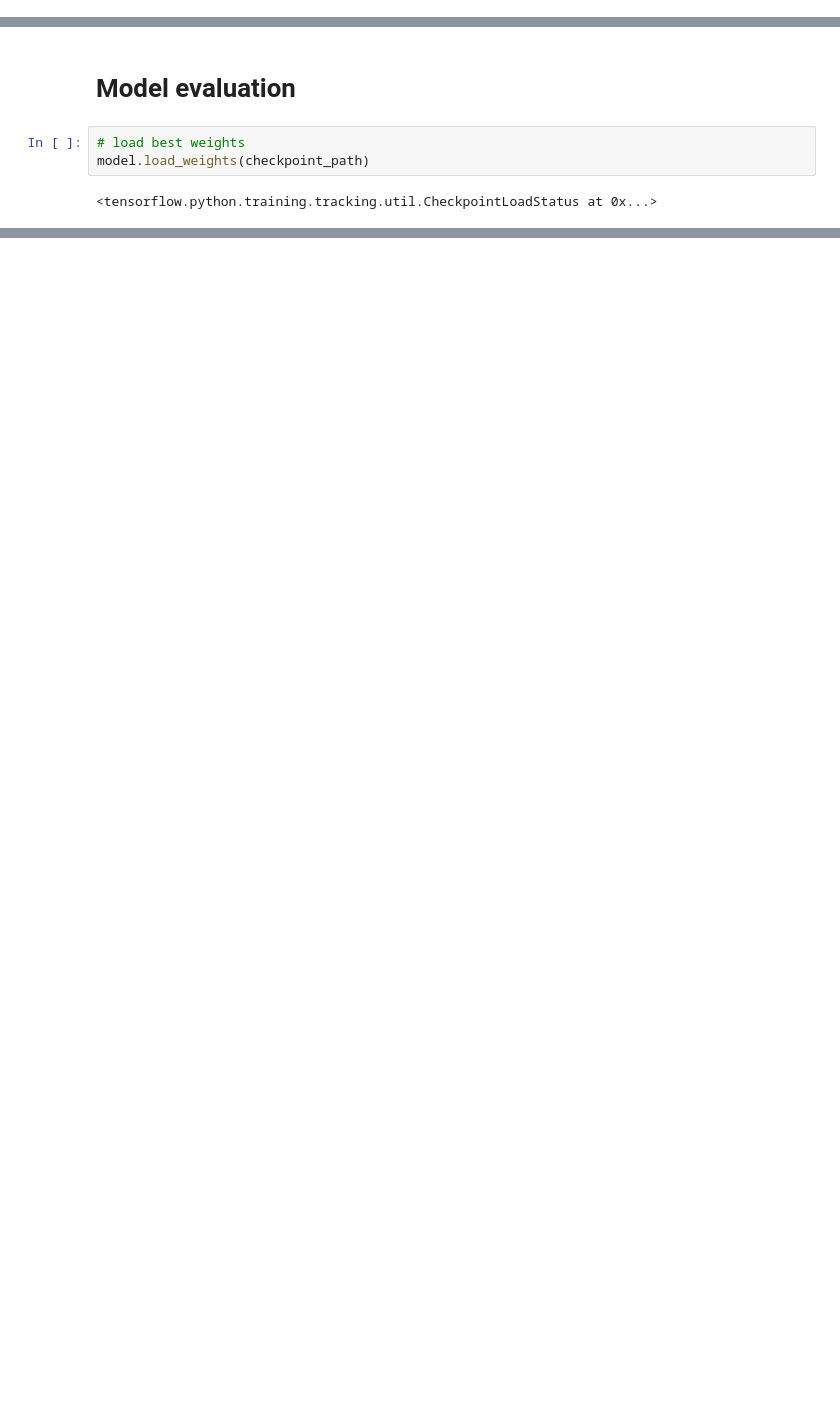
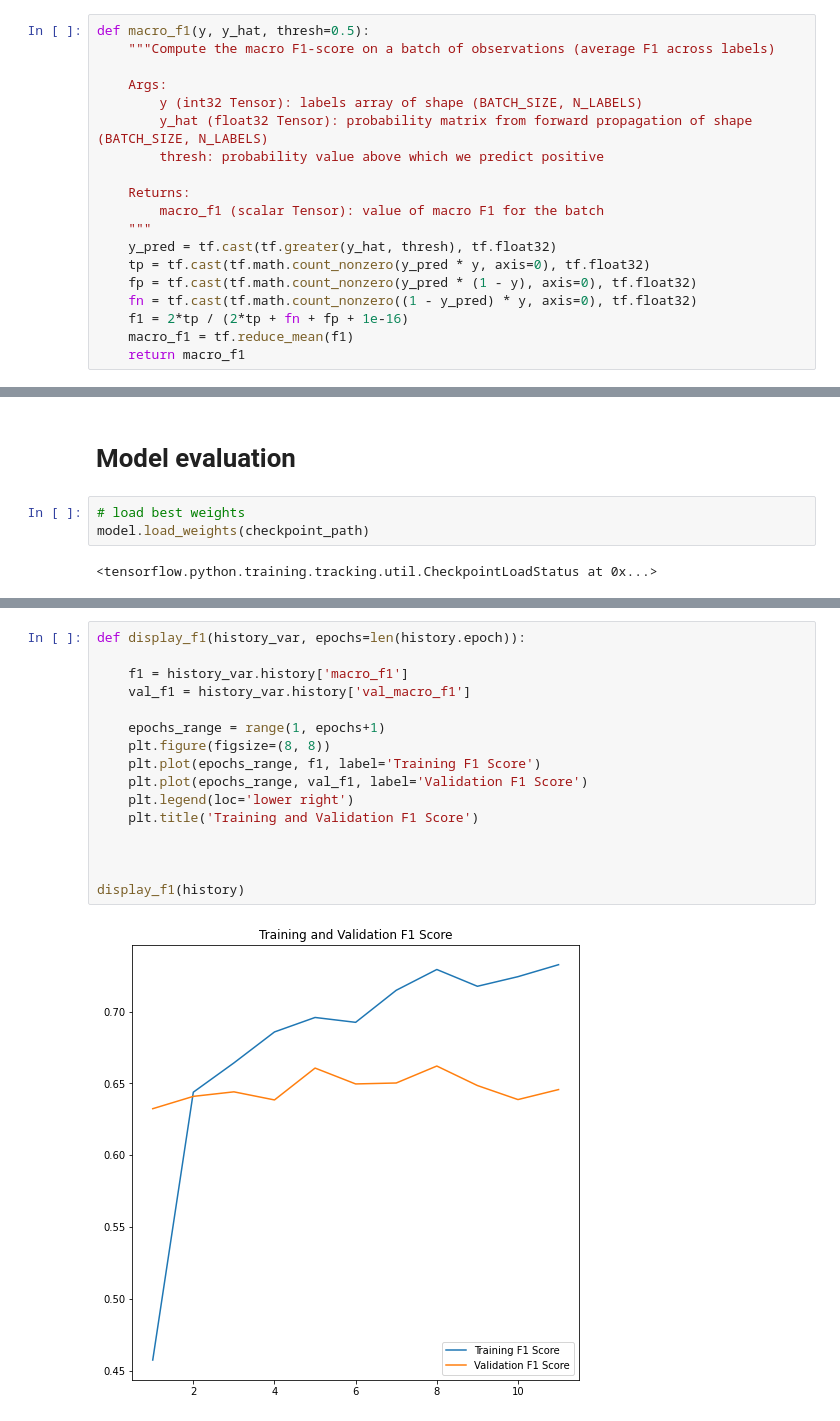
Before and after one commit to MortenTabaka/Deep-learning-exercises-with-TensorFlow2, a Jupyter notebook: Tabaka_Marcin_Transfer_learning.ipynb, the cells around one changed output, grey strips where cells are left out. Drawn from its saved outputs; the diff is of its cells as text; blank space fills up the shorter version.

```diff
--- a/Tabaka_Marcin_Transfer_learning.ipynb
+++ b/Tabaka_Marcin_Transfer_learning.ipynb
@@ -443,0 +489,19 @@ def best_val_acc_callback(filepath):
+# %%
+def macro_f1(y, y_hat, thresh=0.5):
+    """Compute the macro F1-score on a batch of observations (average F1 across labels)
+
+    Args:
+        y (int32 Tensor): labels array of shape (BATCH_SIZE, N_LABELS)
+        y_hat (float32 Tensor): probability matrix from forward propagation of shape (BATCH_SIZE, N_LABELS)
+        thresh: probability value above which we predict positive
+
+    Returns:
+        macro_f1 (scalar Tensor): value of macro F1 for the batch
+    """
+    y_pred = tf.cast(tf.greater(y_hat, thresh), tf.float32)
+    tp = tf.cast(tf.math.count_nonzero(y_pred * y, axis=0), tf.float32)
+    fp = tf.cast(tf.math.count_nonzero(y_pred * (1 - y), axis=0), tf.float32)
+    fn = tf.cast(tf.math.count_nonzero((1 - y_pred) * y, axis=0), tf.float32)
+    f1 = 2*tp / (2*tp + fn + fp + 1e-16)
+    macro_f1 = tf.reduce_mean(f1)
+    return macro_f1
@@ -582,0 +681,18 @@ display_plots(history)
+# %%
+def display_f1(history_var, epochs=len(history.epoch)):
+
+    f1 = history_var.history['macro_f1']
+    val_f1 = history_var.history['val_macro_f1']
+
+    epochs_range = range(1, epochs+1)
+    plt.figure(figsize=(8, 8))
+    plt.plot(epochs_range, f1, label='Training F1 Score')
+    plt.plot(epochs_range, val_f1, label='Validation F1 Score')
+    plt.legend(loc='lower right')
+    plt.title('Training and Validation F1 Score')
+
+
+
+display_f1(history)
+# %% [output]
+[figure, added]
```
Also changed, not shown: parts of 39 cells of this notebook.
